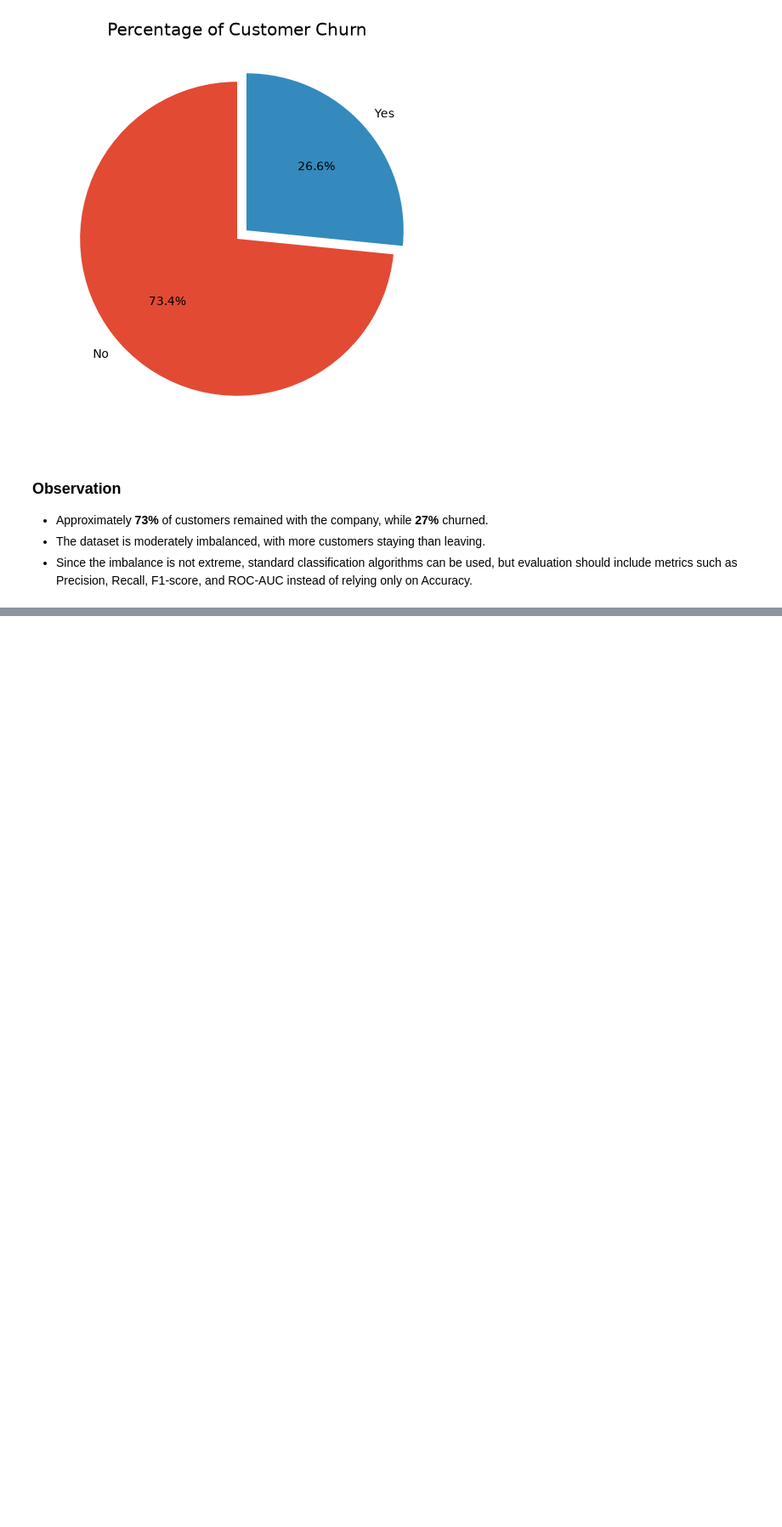
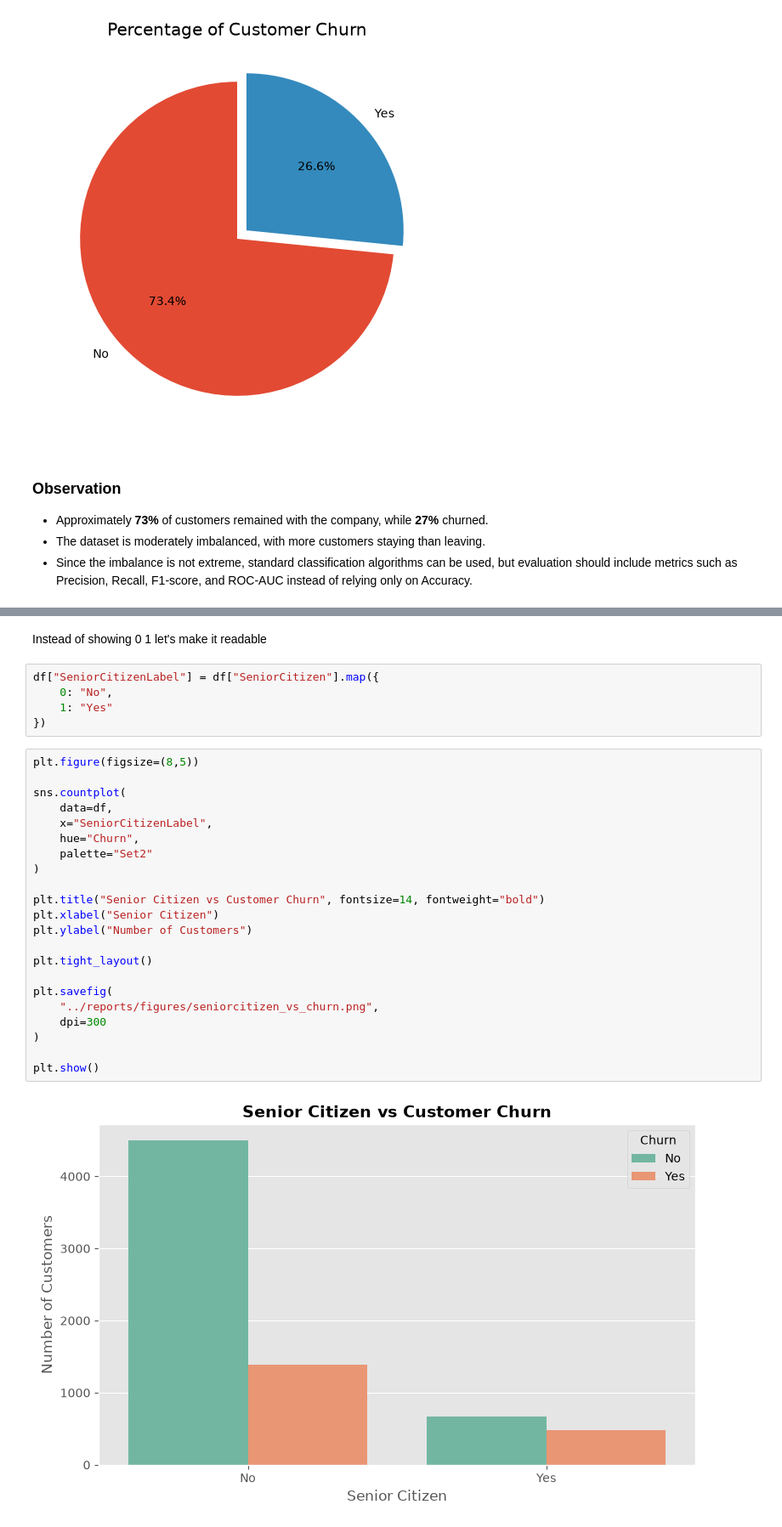
Before and after one commit to Sudeeppp-Mishra/Customer-Churn-Prediction, a Jupyter notebook: notebooks/customer_churn_prediction.ipynb, the cells around one changed output, grey strips where cells are left out. Shown at 85% size. Saved outputs shown, nothing was run; the diff lists cells and outputs as text; blank space fills up the shorter version.

```diff
--- a/notebooks/customer_churn_prediction.ipynb
+++ b/notebooks/customer_churn_prediction.ipynb
@@ -491,0 +576,31 @@ plt.show()
+# %% [markdown]
+Instead of showing 0 1 let's make it readable
+# %%
+df["SeniorCitizenLabel"] = df["SeniorCitizen"].map({
+    0: "No",
+    1: "Yes"
+})
+# %%
+plt.figure(figsize=(8,5))
+
+sns.countplot(
+    data=df,
+    x="SeniorCitizenLabel",
+    hue="Churn",
+    palette="Set2"
+)
+
+plt.title("Senior Citizen vs Customer Churn", fontsize=14, fontweight="bold")
+plt.xlabel("Senior Citizen")
+plt.ylabel("Number of Customers")
+
+plt.tight_layout()
+
+plt.savefig(
+    "../reports/figures/seniorcitizen_vs_churn.png",
+    dpi=300
+)
+
+plt.show()
+# %% [output]
+[figure, added]
```
Also changed, not shown: parts of 56 cells of this notebook.
